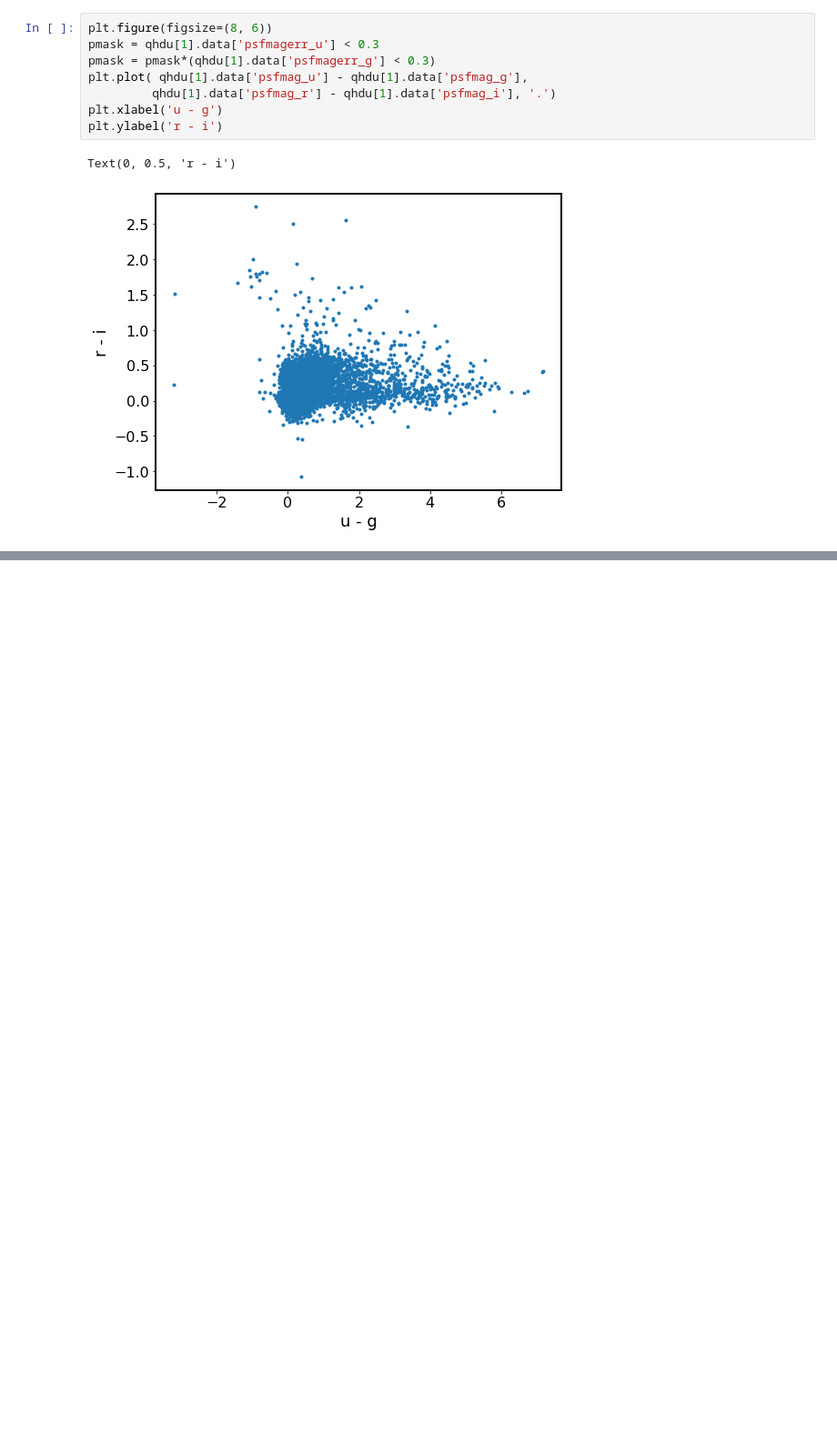
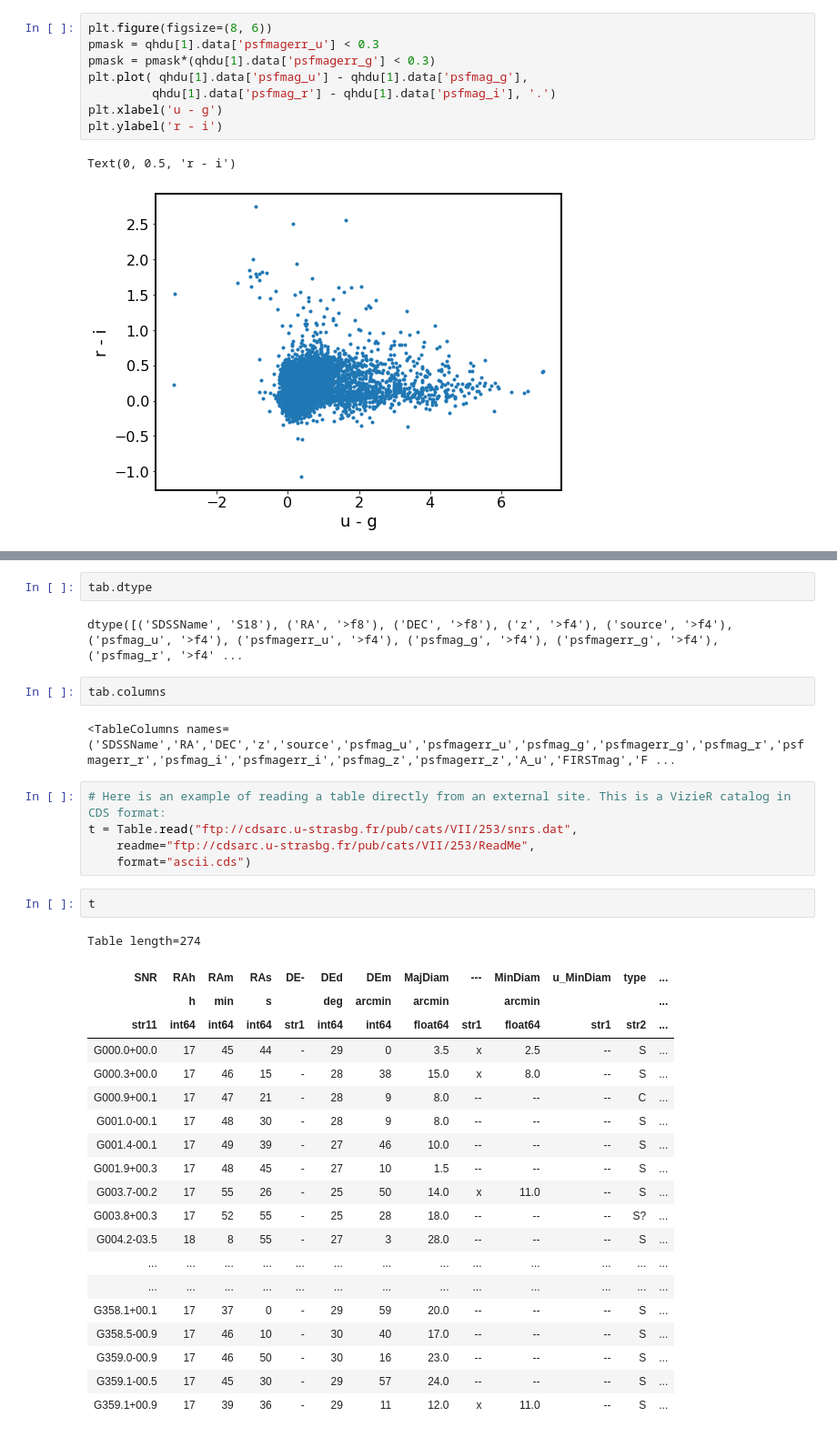
Before and after one commit to paulmartini/NSMA, a Jupyter notebook: Documents/DataStorage.ipynb, the cells around one changed output, grey strips where cells are left out. Shown: that part at 91% size. Cells and saved outputs as stored; diff of their text form; blank space fills up the shorter version.

Commit message:
added more on tables

```diff
--- a/Documents/DataStorage.ipynb
+++ b/Documents/DataStorage.ipynb
@@ -354,0 +388,36 @@ Text(0, 0.5, 'r - i')
+# %%
+tab.dtype
+# %% [output]
+dtype([('SDSSName', 'S18'), ('RA', '>f8'), ('DEC', '>f8'), ('z', '>f4'), ('source', '>f4'), ('psfmag_u', '>f4'), ('psfmagerr_u', '>f4'), ('psfmag_g', '>f4'), ('psfmagerr_g', '>f4'), ('psfmag_r', '>f4' ...
+# %%
+tab.columns
+# %% [output]
+<TableColumns names=('SDSSName','RA','DEC','z','source','psfmag_u','psfmagerr_u','psfmag_g','psfmagerr_g','psfmag_r','psfmagerr_r','psfmag_i','psfmagerr_i','psfmag_z','psfmagerr_z','A_u','FIRSTmag','F ...
+# %%
+# Here is an example of reading a table directly from an external site. This is a VizieR catalog in CDS format:
+t = Table.read("ftp://cdsarc.u-strasbg.fr/pub/cats/VII/253/snrs.dat",
+    readme="ftp://cdsarc.u-strasbg.fr/pub/cats/VII/253/ReadMe",
+    format="ascii.cds")
+# %%
+t
+# %% [output]
+Table length=274
+| SNR | RAh | RAm | RAs | DE- | DEd | DEm | MajDiam | --- | MinDiam | u_MinDiam | type | ... |
+|  | h | min | s |  | deg | arcmin | arcmin |  | arcmin |  |  | ... |
+| str11 | int64 | int64 | int64 | str1 | int64 | int64 | float64 | str1 | float64 | str1 | str2 | ... |
+| G000.0+00.0 | 17 | 45 | 44 | - | 29 | 0 | 3.5 | x | 2.5 | -- | S | ... |
+| G000.3+00.0 | 17 | 46 | 15 | - | 28 | 38 | 15.0 | x | 8.0 | -- | S | ... |
+| G000.9+00.1 | 17 | 47 | 21 | - | 28 | 9 | 8.0 | -- | -- | -- | C | ... |
+| G001.0-00.1 | 17 | 48 | 30 | - | 28 | 9 | 8.0 | -- | -- | -- | S | ... |
+| G001.4-00.1 | 17 | 49 | 39 | - | 27 | 46 | 10.0 | -- | -- | -- | S | ... |
+| G001.9+00.3 | 17 | 48 | 45 | - | 27 | 10 | 1.5 | -- | -- | -- | S | ... |
+| G003.7-00.2 | 17 | 55 | 26 | - | 25 | 50 | 14.0 | x | 11.0 | -- | S | ... |
+| G003.8+00.3 | 17 | 52 | 55 | - | 25 | 28 | 18.0 | -- | -- | -- | S? | ... |
+| G004.2-03.5 | 18 | 8 | 55 | - | 27 | 3 | 28.0 | -- | -- | -- | S | ... |
+| ... | ... | ... | ... | ... | ... | ... | ... | ... | ... | ... | ... | ... |
+| ... | ... | ... | ... | ... | ... | ... | ... | ... | ... | ... | ... | ... |
+| G358.1+00.1 | 17 | 37 | 0 | - | 29 | 59 | 20.0 | -- | -- | -- | S | ... |
+| G358.5-00.9 | 17 | 46 | 10 | - | 30 | 40 | 17.0 | -- | -- | -- | S | ... |
+| G359.0-00.9 | 17 | 46 | 50 | - | 30 | 16 | 23.0 | -- | -- | -- | S | ... |
+| G359.1-00.5 | 17 | 45 | 30 | - | 29 | 57 | 24.0 | -- | -- | -- | S | ... |
+| G359.1+00.9 | 17 | 39 | 36 | - | 29 | 11 | 12.0 | x | 11.0 | -- | S | ... |
```
Also changed, not shown: parts of 6 cells of this notebook.
